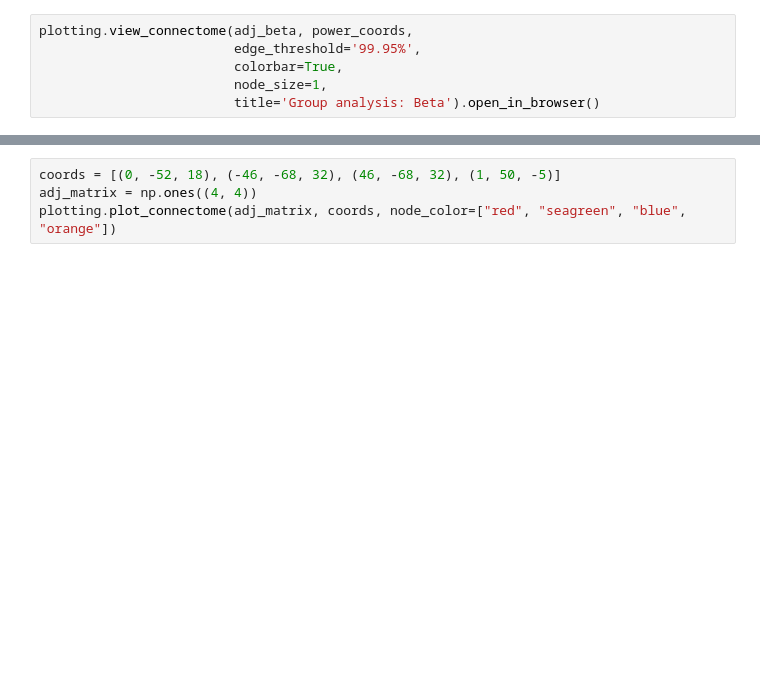
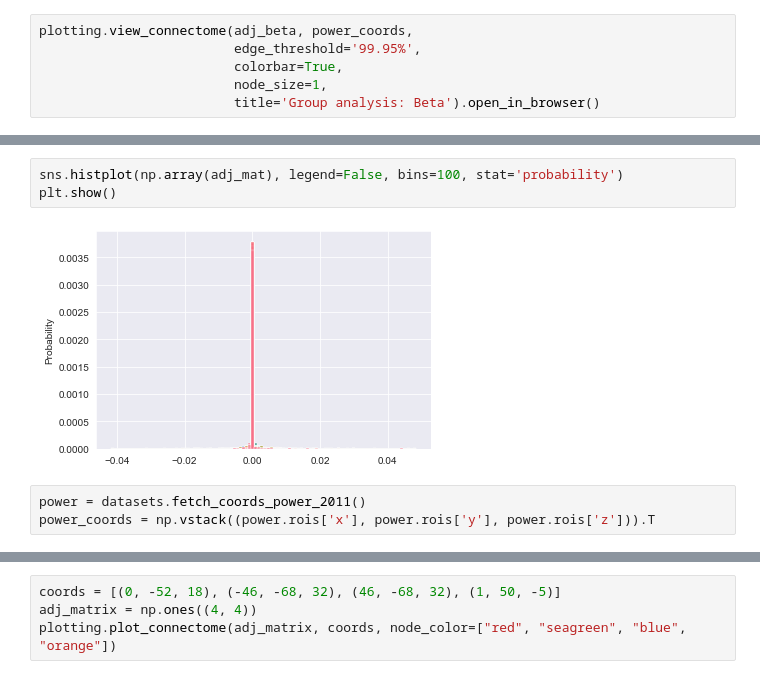
Before and after one commit to UWCCDL/RLvIBL, a Jupyter notebook: rsfmri/gambling_rfmri.ipynb, the cells around one changed output, grey strips where cells are left out. Saved outputs shown, nothing was run; the diff lists cells and outputs as text; blank space fills up the shorter version.

```diff
--- a/rsfmri/gambling_rfmri.ipynb
+++ b/rsfmri/gambling_rfmri.ipynb
@@ -320,2 +348,10 @@ adj_beta2 = adj_beta.replace(0, np.nan)
+# %%
+sns.histplot(np.array(adj_mat), legend=False, bins=100, stat='probability')
+plt.show()
+# %% [output]
+[figure, added]
+# %%
+power = datasets.fetch_coords_power_2011()
+power_coords = np.vstack((power.rois['x'], power.rois['y'], power.rois['z'])).T
 # %%
 # plot connectome with 80% edge strength in the connectivity
```
Also changed, not shown: parts of 34 cells of this notebook, 1 other file.
